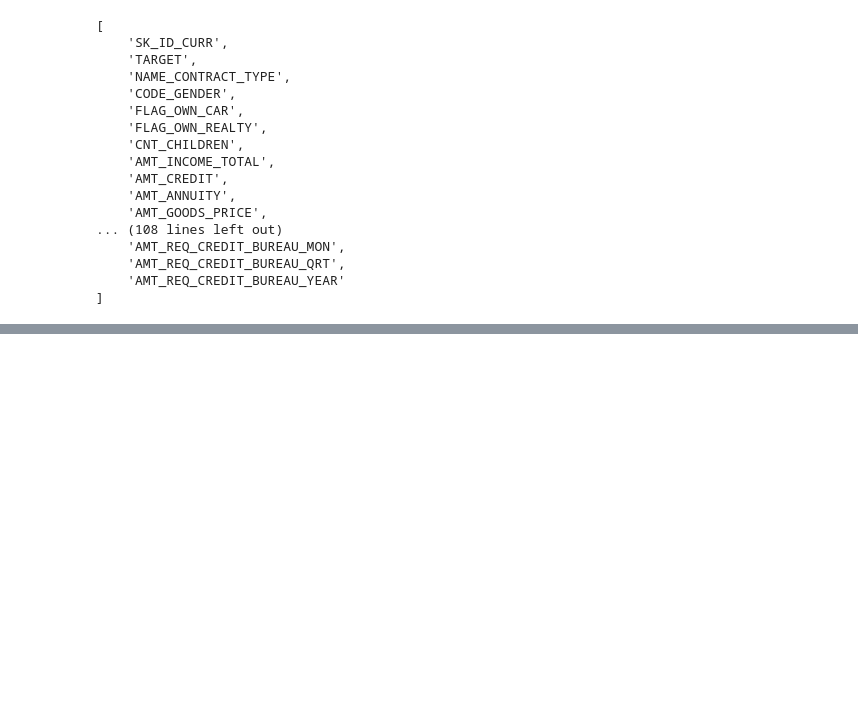
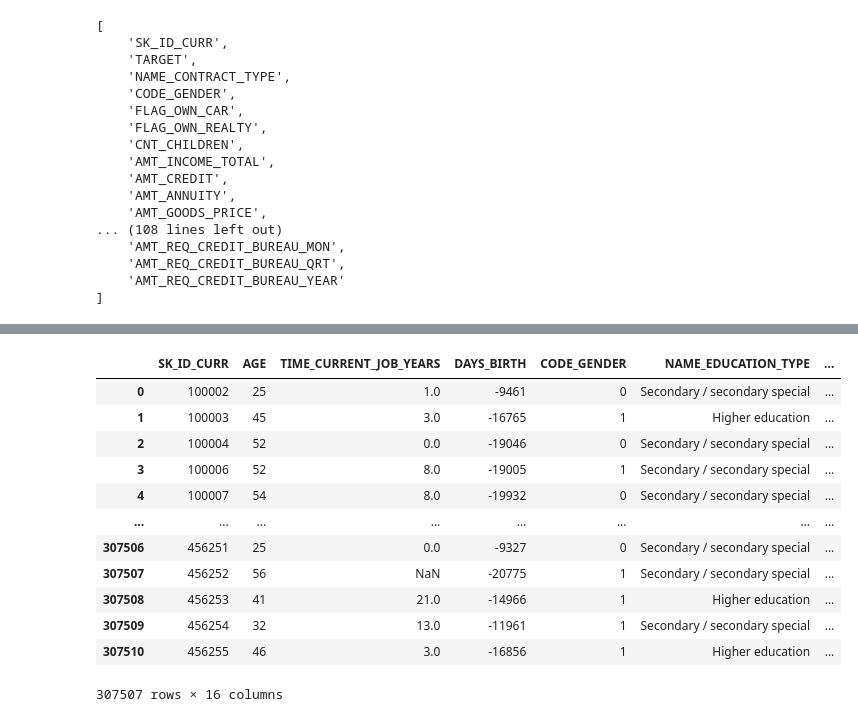
Before and after one commit to robinlhk/ocp7-scoring-model-cloud, a Jupyter notebook: notebooks/ocp7_stat_desc_proto_dashboard.ipynb, the cells around one changed output, grey strips where cells are left out. Saved outputs shown, nothing was run; the diff lists cells and outputs as text; code cells hidden in the pictures; blank space fills up the shorter version.

```diff
--- a/notebooks/ocp7_stat_desc_proto_dashboard.ipynb
+++ b/notebooks/ocp7_stat_desc_proto_dashboard.ipynb
@@ -187,3 +120,6 @@ df_train.columns.tolist()
     'AMT_REQ_CREDIT_BUREAU_QRT',
     'AMT_REQ_CREDIT_BUREAU_YEAR'
 ]
+# %%
+viz_df_train
+# %% [output]
@@ -189,0 +127,13 @@ df_train.columns.tolist()
+|  | SK_ID_CURR | AGE | TIME_CURRENT_JOB_YEARS | DAYS_BIRTH | CODE_GENDER | NAME_EDUCATION_TYPE | ... |
+| 0 | 100002 | 25 | 1.0 | -9461 | 0 | Secondary / secondary special | ... |
+| 1 | 100003 | 45 | 3.0 | -16765 | 1 | Higher education | ... |
+| 2 | 100004 | 52 | 0.0 | -19046 | 0 | Secondary / secondary special | ... |
+| 3 | 100006 | 52 | 8.0 | -19005 | 1 | Secondary / secondary special | ... |
+| 4 | 100007 | 54 | 8.0 | -19932 | 0 | Secondary / secondary special | ... |
+| ... | ... | ... | ... | ... | ... | ... | ... |
+| 307506 | 456251 | 25 | 0.0 | -9327 | 0 | Secondary / secondary special | ... |
+| 307507 | 456252 | 56 | NaN | -20775 | 1 | Secondary / secondary special | ... |
+| 307508 | 456253 | 41 | 21.0 | -14966 | 1 | Higher education | ... |
+| 307509 | 456254 | 32 | 13.0 | -11961 | 1 | Secondary / secondary special | ... |
+| 307510 | 456255 | 46 | 3.0 | -16856 | 1 | Higher education | ... |
+307507 rows × 16 columns
```
Also changed, not shown: parts of 37 cells of this notebook, 5 other files.
